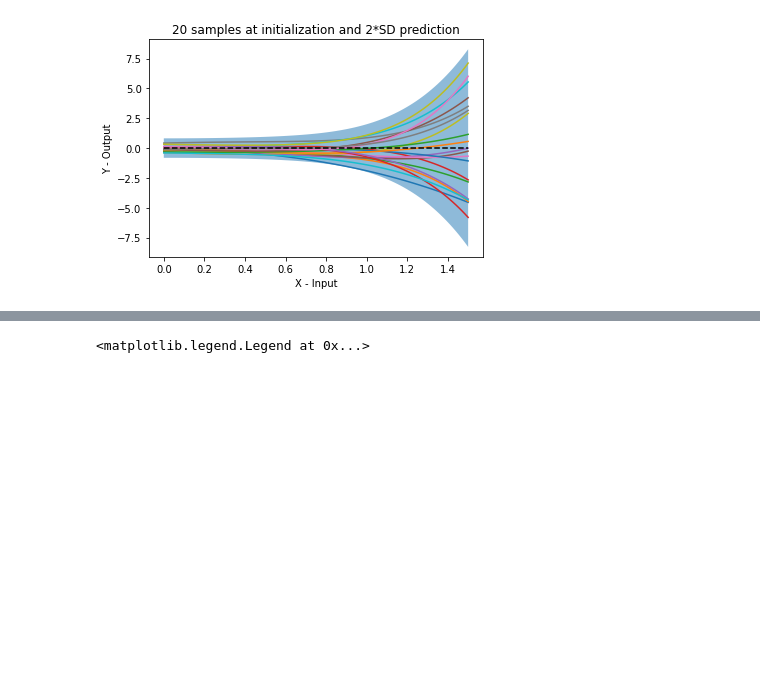
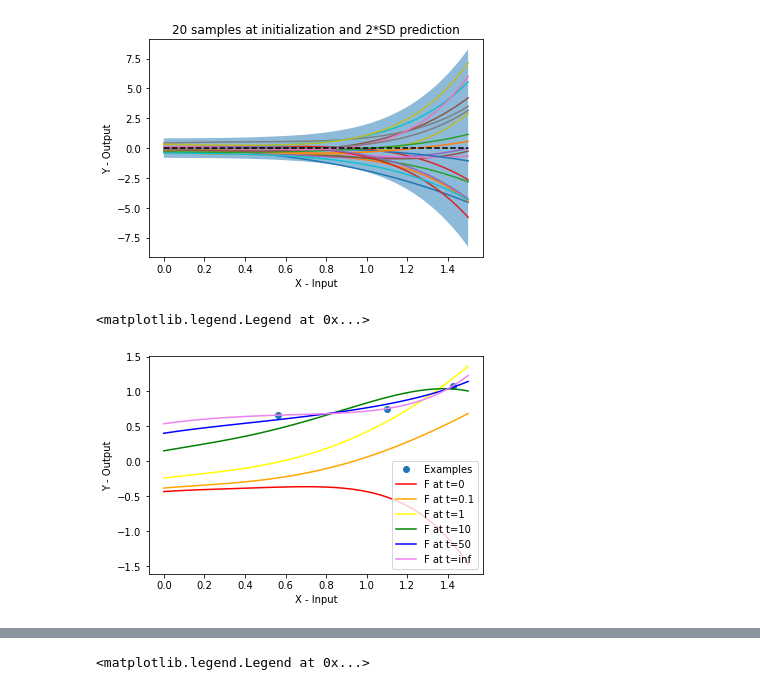
Before and after one commit to mcnica89/DNNs, a Jupyter notebook: Feature_Regression_Example.ipynb, the cells around one changed output, grey strips where cells are left out. Saved outputs shown, nothing was run; the diff lists cells and outputs as text; code cells hidden in the pictures; blank space fills up the shorter version.

```diff
--- a/Feature_Regression_Example.ipynb
+++ b/Feature_Regression_Example.ipynb
@@ -70 +73,36 @@ Text(0.5, 1.0, '20 samples at initialization and 2*SD prediction')
+# %%
+F_X_test_0 = 1/np.sqrt(N_par)*Theta_0 @ Phi_X_test
+Phi_X_ex = phi(X_ex)
+F_X_ex_0 = 1/np.sqrt(N_par)*Theta_0 @ Phi_X_ex
+
+
+plt.plot(X_ex,Y_ex,marker='o',linestyle='None',label="Examples")
+
+#Kernel applied to the examples
+K_Xex_Xex = 1/N_par * Phi_X_ex.T @ Phi_X_ex
+K_inv = np.linalg.inv(K_Xex_Xex)
+K_Xtest_Xex = 1/N_par * Phi_X_test.T @ Phi_X_ex
+
+Id_Nex = np.eye(N_ex,N_ex)
+
+colors = ['red','orange','yellow','green','blue', 'indigo', 'violet']
+
+for i,t in enumerate([0, 0.1, 1, 10, 50]):
+  exp_minustK = la.expm(-t*K_Xex_Xex)
+  F_X_test_t = F_X_test_0 - K_Xtest_Xex @ K_inv @ (exp_minustK - Id_Nex) @ (Y_ex - F_X_ex_0)
+  #EF_X_test_t = - K_Xtest_Xex @ K_inv @ (exp_minustK - Id_Nex) @ (Y_ex)
+  plt.plot(X_test,F_X_test_t,marker='',linestyle='-',label=f"F at t={t}",color=colors[i])
+  #plt.plot(X_test,EF_X_test_t,marker='',linestyle='--',color=colors[i])
+
+
+F_X_test_inf = F_X_test_0 + K_Xtest_Xex @ K_inv @ (Y_ex - F_X_ex_0)
+plt.plot(X_test,F_X_test_inf,marker='',linestyle='-',label="F at t=inf",color=colors[-1])
+
+
+plt.xlabel("X - Input")
+plt.ylabel("Y - Output")
+plt.legend()
+# %% [output]
+<matplotlib.legend.Legend at 0x...>
+[figure, added]
 # %%
```
Also changed, not shown: parts of 9 cells of this notebook.
